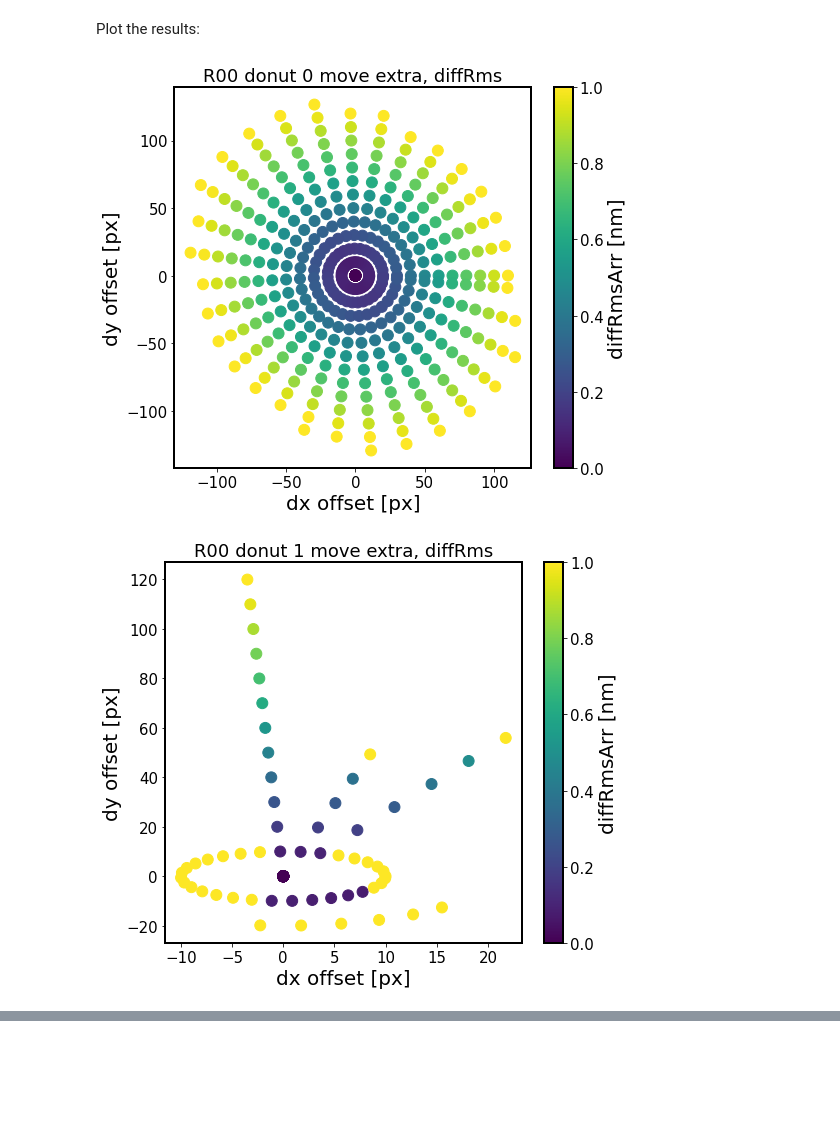
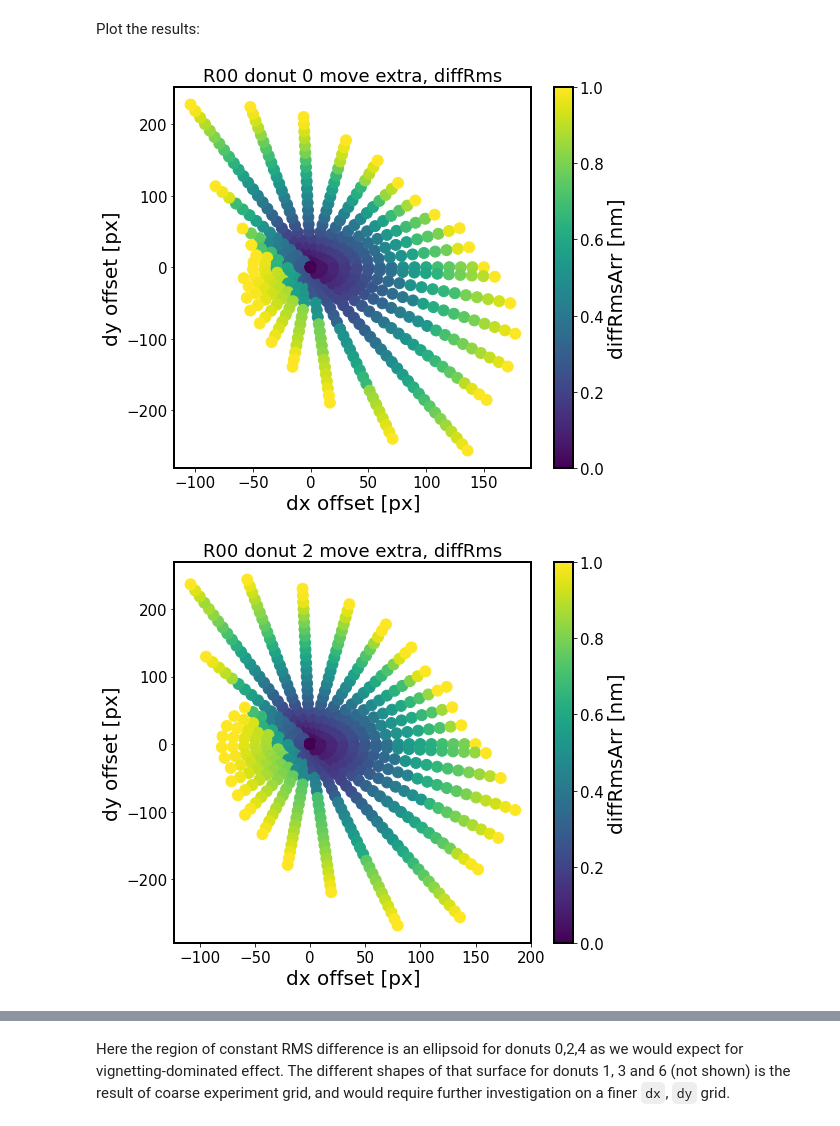
Before and after one commit to suberlak/AOS, a Jupyter notebook: AOS_DM-33104_summary.ipynb, the cells around one changed output, grey strips where cells are left out. Saved outputs shown, nothing was run; the diff lists cells and outputs as text; code cells hidden in the pictures; blank space fills up the shorter version.

```diff
--- a/AOS_DM-33104_summary.ipynb
+++ b/AOS_DM-33104_summary.ipynb
@@ -763,9 +276,15 @@ Plot the results
 # %%
 sensor = 'R00'
 i = 0
+i_ex = i
+i_in = i
 defocal = 'intra'
-fname = f'{sensor}_donut_{i}_{defocal}_offset_results_circle.npy'
-fpath = os.path.join(path_to_project, 'AOS', fname)
+out_dir = 'DM-33104'
+#fname = f'{sensor}_donut_{i}_{defocal}_offset_results_circle.npy'
+#fpath = os.path.join(path_to_project, 'AOS', fname)
+experiment_index = 2
+fname = f'exp-{experiment_index}_{sensor}_circle_ex-{i_ex}_in-{i_in}_move_{defocal}.npy'
+fpath = os.path.join(out_dir, fname)
 results = np.load(fpath, allow_pickle=True).item()
 
 diffMaxArr = []
@@ -791,9 +310,7 @@ for j in results.keys():
 
 
 fig,ax = plt.subplots(1,1,figsize=(8,7))
-#N = 100
 sc = ax.scatter(dxPxArr, dyPxArr, c=diffRmsArr, s=120)
-#ax.scatter(dxPxArr,dyPxArr,c=diffRmsArr, )#bins=20)
 ax.set_xlabel('dx offset [px]')
 ax.set_ylabel('dy offset [px]')
 ax.set_title(f'{sensor} donut {i} move {defocal}, diffRms')
@@ -1502,16 +752,0 @@ Below, for each donut we calculate the number of pixels in the mask different fr
-# %%
-sensor = 'R00'
-
-# read the baseline
-i=1
-experiment_index=5
-out_dir = 'DM-33104'
-fname = f'exp-{experiment_index}_{sensor}_donut_{i}_no_offset_zk_radial.npy'
-fpath = os.path.join(out_dir, fname)
-
-# read the results of shifting i-th intra/extra donut
-# plot
-fig,ax = plt.subplots(1,1,figsize=(8,7))
-for defocal in ['intra','extra']:
-
-    baseline =  np.load(fpath, allow_pickle=True).item()
@@ -1719,12 +946,20 @@ offset_centroid_circle(repo_dir ,
 # %% [markdown]
 Plot the results:
 # %%
+experiment_index = 4
 sensor = 'R00'
-for i in range(7):
+for i in range(6)[::2]:
     defocal = 'extra'
-    fname = f'VignettingAllSky_{sensor}_donut_{i}_move_{defocal}_results_circle.npy'
-    #fname = f'VignettingAllSky_{sensor}_donut_{i}_move_{defocal}_results_circle_finer.npy'
-    results = np.load(fname, allow_pickle=True).item()
+    #fname = f'VignettingAllSky_{sensor}_donut_{i}_move_{defocal}_results_circle.npy'
+    #fpath = os.path.join(path_to_project, 'AOS', fname)
+    i_ex = 0
+    i_in = i
+
+    fname = f'exp-{experiment_index}_{sensor}_circle_ex-{i_ex}_in-{i_in}_move_{defocal}.npy'
+    fpath = os.path.join(out_dir, fname)
+
+
+    results = np.load(fpath, allow_pickle=True).item()
 
 
     diffMaxArr = []
@@ -1732,32 +967,32 @@ for i in range(7):
     dxPxArr = []
     dyPxArr = []
 
     # convert the dx, dy in degrees to pixels
     for j in results.keys():
         dxPx = results[j]['dxPx']
         dyPx = results[j]['dyPx']
 
         dxPxArr.append(dxPx)
         dyPxArr.append(dyPx)
 
         # calculate max difference and rms difference
         # just like in test_multImgs.py for ts_wep
         diffMax = results[j]['diffMax']
         diffRms = results[j]['diffRms']
         diffMaxArr.append(diffMax)
         diffRmsArr.append(diffRms)
 
 
 
     # plot
     fig,ax = plt.subplots(1,1,figsize=(8,7))
     #N = 100
     sc = ax.scatter(dxPxArr, dyPxArr, c=diffRmsArr, vmax=1.,s=120)
     #ax.scatter(dxPxArr,dyPxArr,c=diffRmsArr, )#bins=20)
     ax.set_xlabel('dx offset [px]')
     ax.set_ylabel('dy offset [px]')
     ax.set_title(f'{sensor} donut {i} move {defocal}, diffRms')
     plt.colorbar(sc, label = 'diffRmsArr [nm]')
 # %% [output]
-[figure, old version]
+[figure, new version]
-[figure, old version]
+[figure, new version]
@@ -1768,0 +1000,2 @@ for i in range(7):
+# %% [markdown]
+Here the region of constant RMS difference is an ellipsoid for donuts 0,2,4 as we would expect for vignetting-dominated effect. The different shapes of that surface for donuts 1, 3 and 6 (not shown) is the result of coarse experiment grid, and would require further investigation on a finer `dx`, `dy` grid.
```
Also changed, not shown: parts of 53 cells of this notebook.
